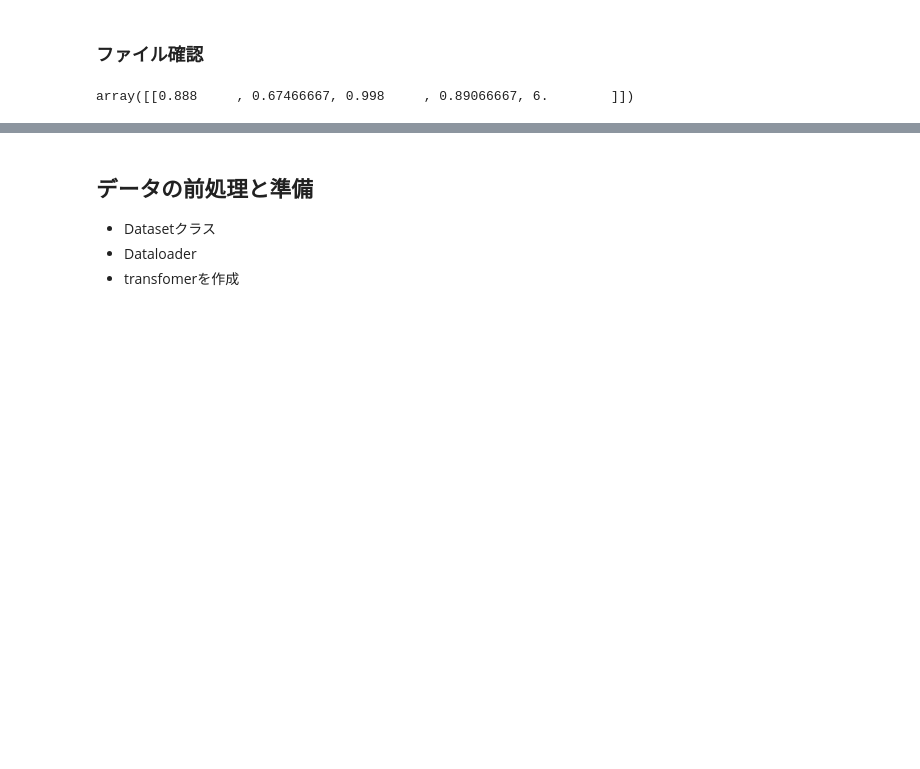
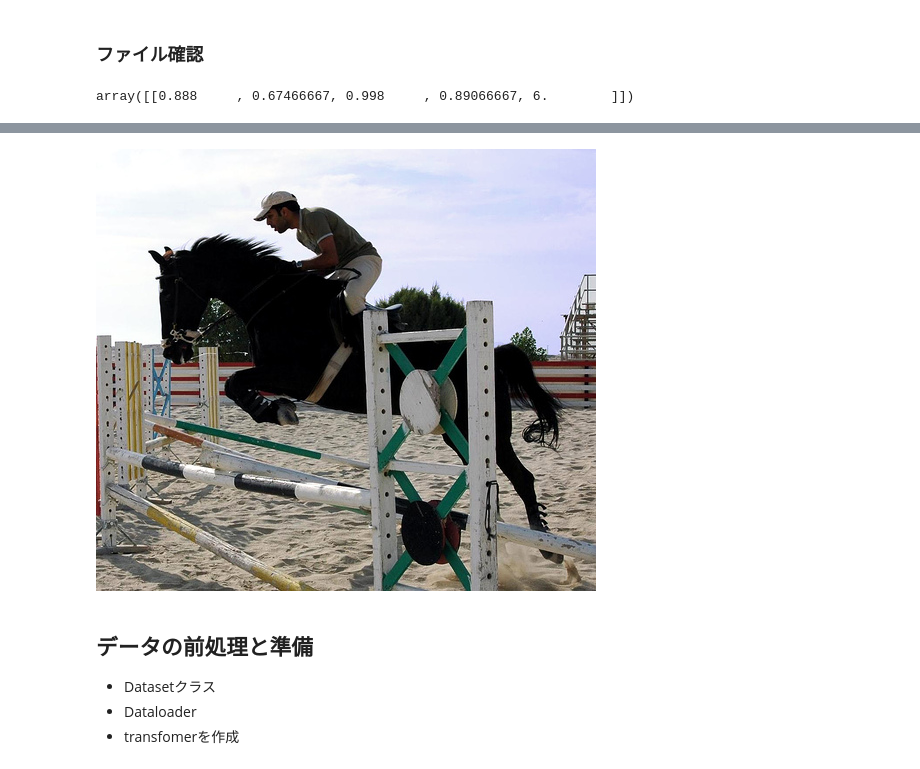
Before and after one commit to ariririri/pytorch-sample, a Jupyter notebook: objectdetection/SSD.ipynb, the cells around one changed output, grey strips where cells are left out. Saved outputs shown, nothing was run; the diff lists cells and outputs as text; code cells hidden in the pictures; blank space fills up the shorter version.

```diff
--- a/objectdetection/SSD.ipynb
+++ b/objectdetection/SSD.ipynb
@@ -131,3 +152,7 @@ plt.show()
+# %%
+img
+# %% [output]
+[figure, added]
 # %% [markdown]
 ## データの前処理と準備
 - Datasetクラス
```
Also changed, not shown: parts of 62 cells of this notebook, 9 other files.
